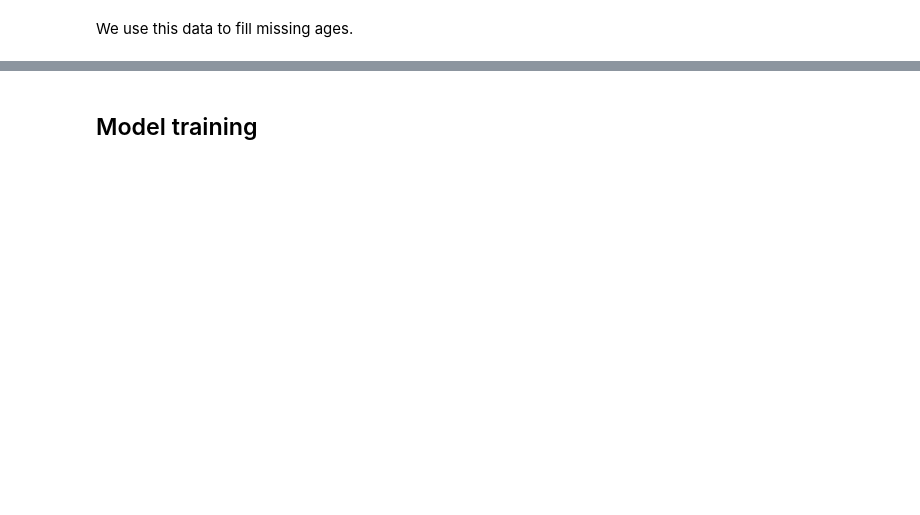
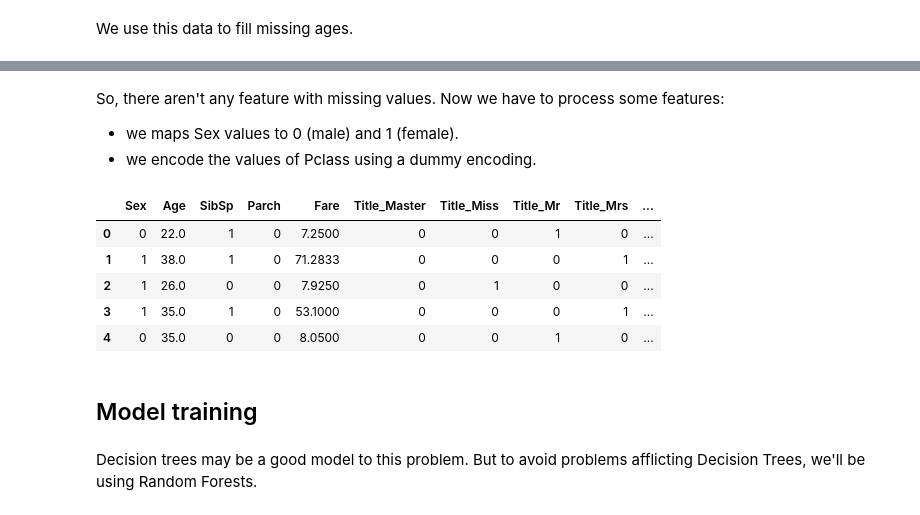
Before and after one commit to gianlucapagliara/TitanicKaggleCompetition, a Jupyter notebook: Titanic Kaggle Competition.ipynb, the cells around one changed output, grey strips where cells are left out. Drawn from its saved outputs; the diff is of its cells as text; code cells hidden in the pictures; blank space fills up the shorter version.

```diff
--- a/Titanic Kaggle Competition.ipynb
+++ b/Titanic Kaggle Competition.ipynb
@@ -194,0 +265,4 @@ titanic[["Title", "Age"]].groupby(['Title'], as_index=False).mean()
+# %%
+titanic.drop("Cabin", axis=1, inplace=True)
+# %%
+titanic.drop("Ticket", axis=1, inplace=True)
@@ -195,2 +292,23 @@ titanic[["Title", "Age"]].groupby(['Title'], as_index=False).mean()
+# %% [markdown]
+So, there aren't any feature with missing values. Now we have to process some features:
+- we maps Sex values to 0 (male) and 1 (female).
+- we encode the values of Pclass using a dummy encoding.
+# %%
+titanic["Sex"] = titanic["Sex"].map({"male":0, "female":1})
+# %%
+pclass_dummies = pd.get_dummies(titanic["Pclass"], prefix="Pclass")
+titanic = pd.concat([titanic, pclass_dummies], axis=1)
+titanic.drop("Pclass", axis=1, inplace=True)
+# %%
+titanic.head()
+# %% [output]
+|  | Sex | Age | SibSp | Parch | Fare | Title_Master | Title_Miss | Title_Mr | Title_Mrs | ... |
+| 0 | 0 | 22.0 | 1 | 0 | 7.2500 | 0 | 0 | 1 | 0 | ... |
+| 1 | 1 | 38.0 | 1 | 0 | 71.2833 | 0 | 0 | 0 | 1 | ... |
+| 2 | 1 | 26.0 | 0 | 0 | 7.9250 | 0 | 1 | 0 | 0 | ... |
+| 3 | 1 | 35.0 | 1 | 0 | 53.1000 | 0 | 0 | 0 | 1 | ... |
+| 4 | 0 | 35.0 | 0 | 0 | 8.0500 | 0 | 0 | 1 | 0 | ... |
 # %% [markdown]
 ## Model training
+# %% [markdown]
+Decision trees may be a good model to this problem. But to avoid problems afflicting Decision Trees, we'll be using Random Forests.
```
Also changed, not shown: parts of 34 cells of this notebook, 1 other file.
